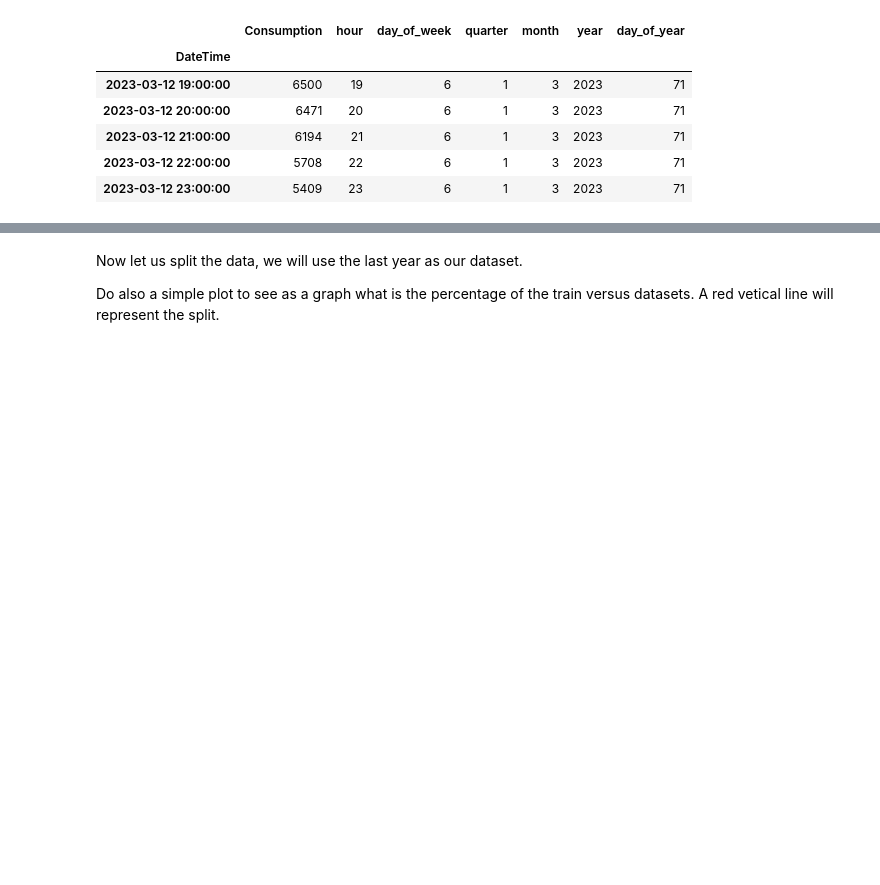
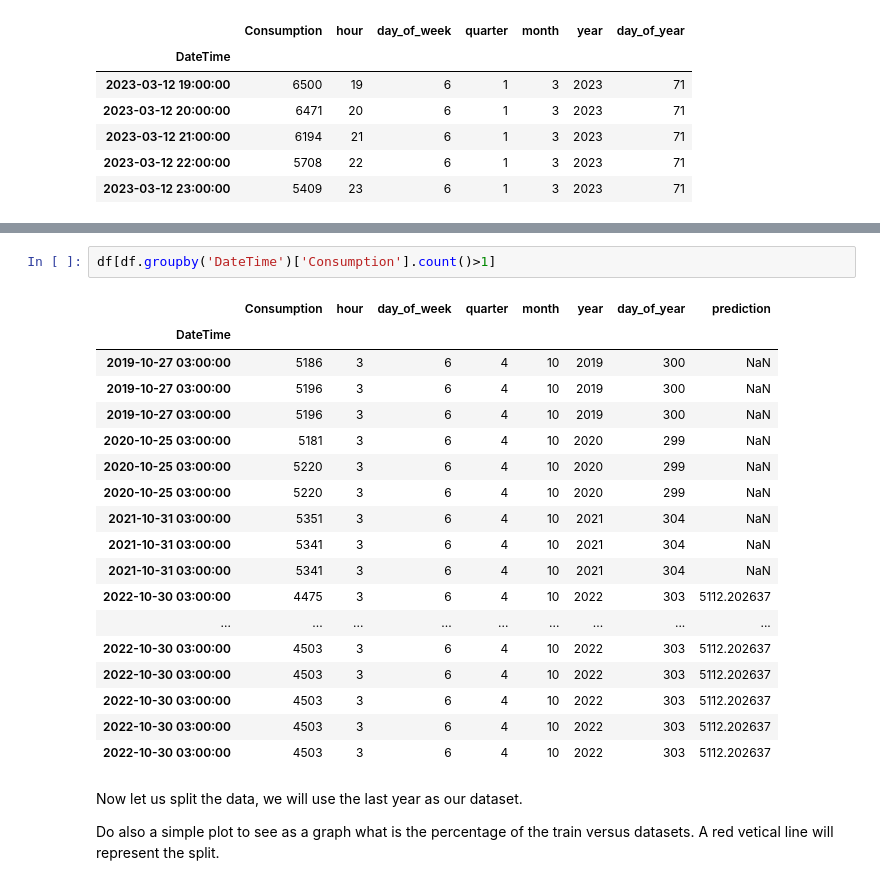
Before and after one commit to Nikhil-analyst/Kaggle-Datasets, a Jupyter notebook: timeseries-forecasting-with-regression-and-prophet.ipynb, the cells around one changed output, grey strips where cells are left out. Saved outputs shown, nothing was run; the diff lists cells and outputs as text; blank space fills up the shorter version.

```diff
--- a/timeseries-forecasting-with-regression-and-prophet.ipynb
+++ b/timeseries-forecasting-with-regression-and-prophet.ipynb
@@ -162,3 +194,24 @@ df.tail()
+# %%
+df[df.groupby('DateTime')['Consumption'].count()>1]
+# %% [output]
+|  | Consumption | hour | day_of_week | quarter | month | year | day_of_year | prediction |
+| DateTime |  |  |  |  |  |  |  |  |
+| 2019-10-27 03:00:00 | 5186 | 3 | 6 | 4 | 10 | 2019 | 300 | NaN |
+| 2019-10-27 03:00:00 | 5196 | 3 | 6 | 4 | 10 | 2019 | 300 | NaN |
+| 2019-10-27 03:00:00 | 5196 | 3 | 6 | 4 | 10 | 2019 | 300 | NaN |
+| 2020-10-25 03:00:00 | 5181 | 3 | 6 | 4 | 10 | 2020 | 299 | NaN |
+| 2020-10-25 03:00:00 | 5220 | 3 | 6 | 4 | 10 | 2020 | 299 | NaN |
+| 2020-10-25 03:00:00 | 5220 | 3 | 6 | 4 | 10 | 2020 | 299 | NaN |
+| 2021-10-31 03:00:00 | 5351 | 3 | 6 | 4 | 10 | 2021 | 304 | NaN |
+| 2021-10-31 03:00:00 | 5341 | 3 | 6 | 4 | 10 | 2021 | 304 | NaN |
+| 2021-10-31 03:00:00 | 5341 | 3 | 6 | 4 | 10 | 2021 | 304 | NaN |
+| 2022-10-30 03:00:00 | 4475 | 3 | 6 | 4 | 10 | 2022 | 303 | 5112.202637 |
+| ... | ... | ... | ... | ... | ... | ... | ... | ... |
+| 2022-10-30 03:00:00 | 4503 | 3 | 6 | 4 | 10 | 2022 | 303 | 5112.202637 |
+| 2022-10-30 03:00:00 | 4503 | 3 | 6 | 4 | 10 | 2022 | 303 | 5112.202637 |
+| 2022-10-30 03:00:00 | 4503 | 3 | 6 | 4 | 10 | 2022 | 303 | 5112.202637 |
+| 2022-10-30 03:00:00 | 4503 | 3 | 6 | 4 | 10 | 2022 | 303 | 5112.202637 |
+| 2022-10-30 03:00:00 | 4503 | 3 | 6 | 4 | 10 | 2022 | 303 | 5112.202637 |
 # %% [markdown]
 Now let us split the data, we will use the last year as our dataset.
 
```
Also changed, not shown: parts of 10 cells of this notebook.
